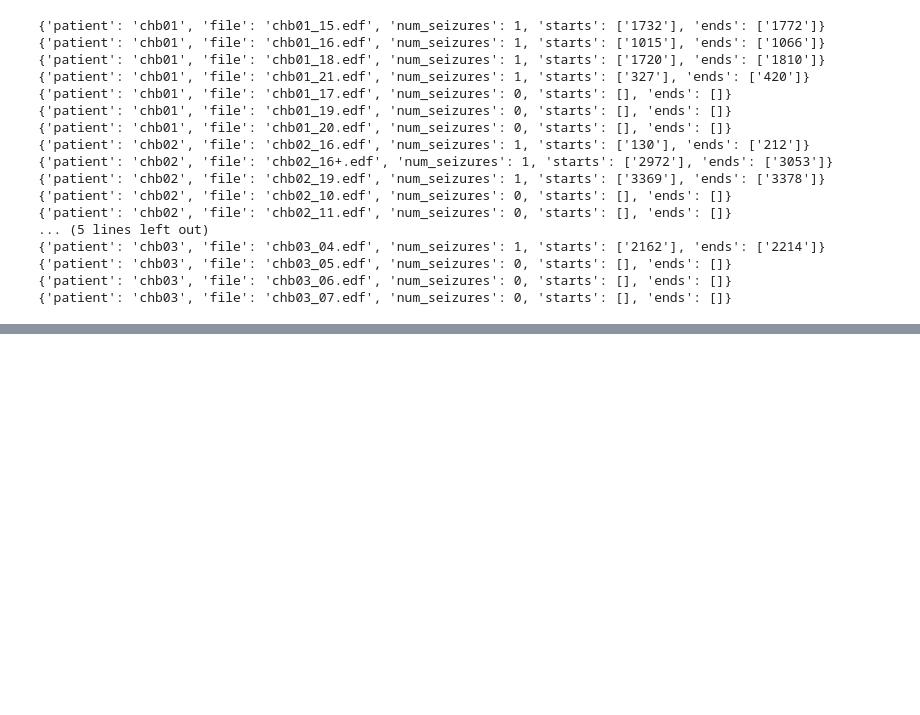
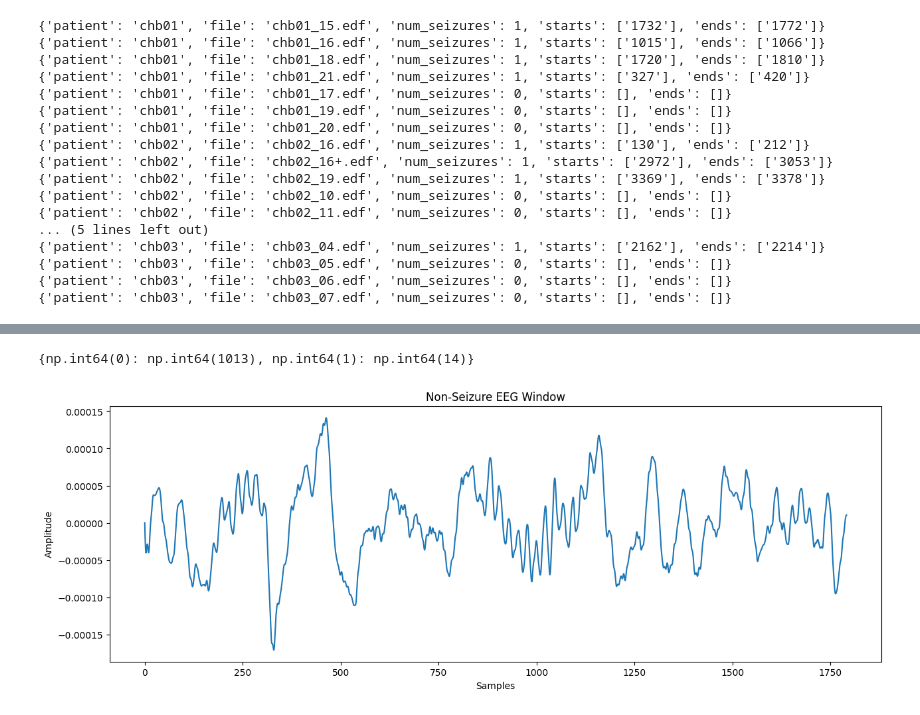
Before and after one commit to pinkprincess536/neurotriage, a Jupyter notebook: eeg.ipynb, the cells around one changed output, grey strips where cells are left out. Saved outputs shown, nothing was run; the diff lists cells and outputs as text; code cells hidden in the pictures; blank space fills up the shorter version.

Commit message:
created windows and channels of seizures and labelled them

```diff
--- a/eeg.ipynb
+++ b/eeg.ipynb
@@ -359,0 +404,6 @@ for item in all_seizure_info:
+# %%
+file_path = "/content/drive/MyDrive/EEG_PROJECT/chb01/chb01_15.edf"
+
+raw = mne.io.read_raw_edf(file_path, preload=True)
+
+print(raw)
@@ -359,0 +416,19 @@ for item in all_seizure_info:
+# %%
+raw.filter(0.5, 40)
+
+# Remove 60 Hz electrical interference
+raw.notch_filter(freqs=60)
+
+print("\nFiltering Complete")
+
+# =========================================================
+# STEP 3 — CONVERT EEG OBJECT TO NUMPY ARRAY
+# =========================================================
+
+signal = raw.get_data()
+
+print("\nSignal Shape:")
+print(signal.shape)
+
+# Shape meaning:
+# (channels, time_samples)
@@ -359,0 +554,20 @@ for item in all_seizure_info:
+# %%
+unique, counts = np.unique(y, return_counts=True)
+
+print(dict(zip(unique, counts)))
+# %% [output]
+{np.int64(0): np.int64(1013), np.int64(1): np.int64(14)}
+# %%
+import matplotlib.pyplot as plt
+
+plt.figure(figsize=(15,5))
+
+plt.plot(X[0][0])
+
+plt.title("Non-Seizure EEG Window")
+plt.xlabel("Samples")
+plt.ylabel("Amplitude")
+
+plt.show()
+# %% [output]
+[figure, added]
```
Also changed, not shown: parts of 15 cells of this notebook.
